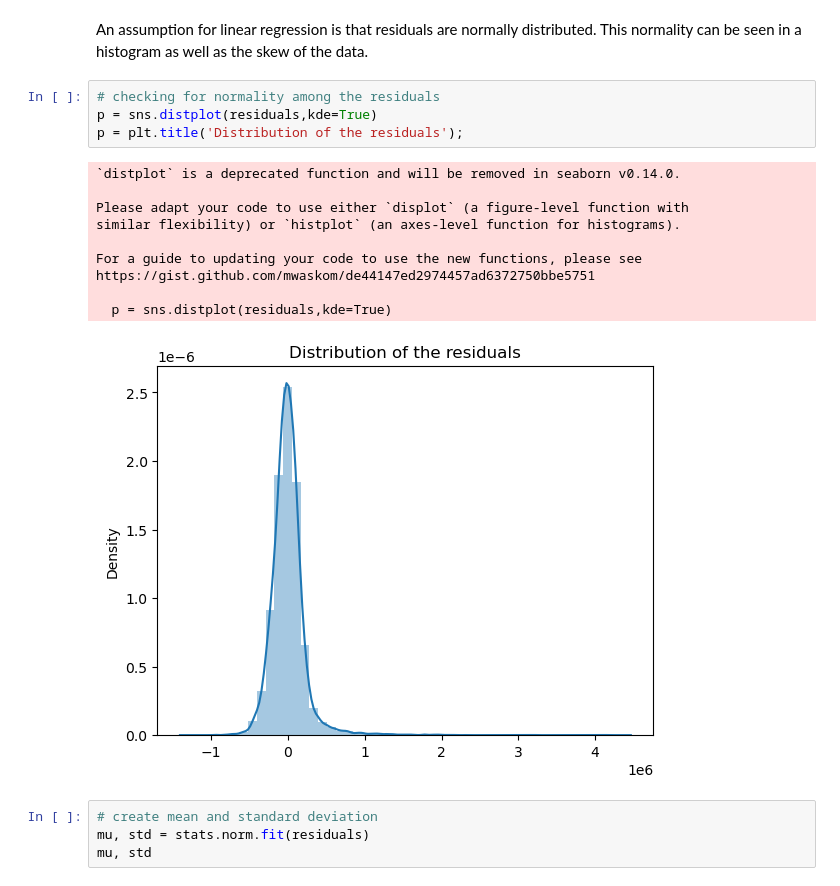
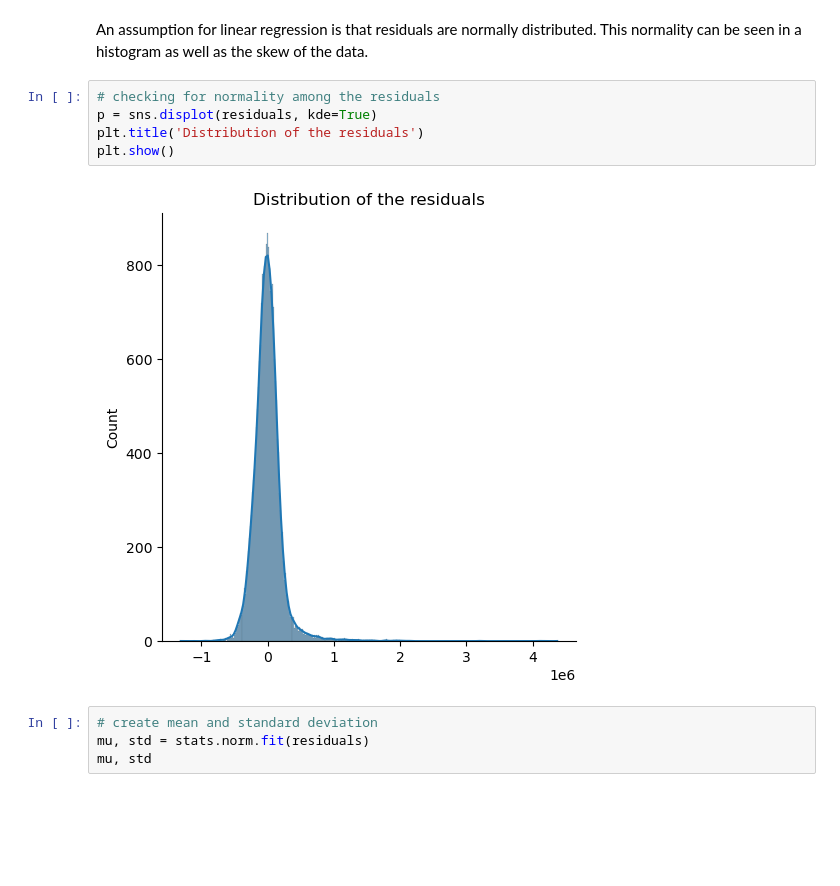
Before and after one commit to Wendy0001/EndofP2, a Jupyter notebook: students.ipynb, the cells around one changed output. Cells and saved outputs as stored; diff of their text form; blank space fills up the shorter version.

```diff
--- a/students.ipynb
+++ b/students.ipynb
@@ -653,19 +672,11 @@ Normality
 An assumption for linear regression is that residuals are normally distributed. This normality can be seen in a histogram as well as the skew of the data.
 # %%
 # checking for normality among the residuals
-p = sns.distplot(residuals,kde=True)
-p = plt.title('Distribution of the residuals');
+p = sns.displot(residuals, kde=True)
+plt.title('Distribution of the residuals')
+plt.show()
 # %% [output]
-`distplot` is a deprecated function and will be removed in seaborn v0.14.0.
-
-Please adapt your code to use either `displot` (a figure-level function with
-similar flexibility) or `histplot` (an axes-level function for histograms).
-
-For a guide to updating your code to use the new functions, please see
-https://gist.github.com/mwaskom/de44147ed2974457ad6372750bbe5751
-
-  p = sns.distplot(residuals,kde=True)
-[figure, old version]
+[figure, new version]
 # %%
 # create mean and standard deviation
 mu, std = stats.norm.fit(residuals)
```
Also changed, not shown: parts of 25 cells of this notebook.
